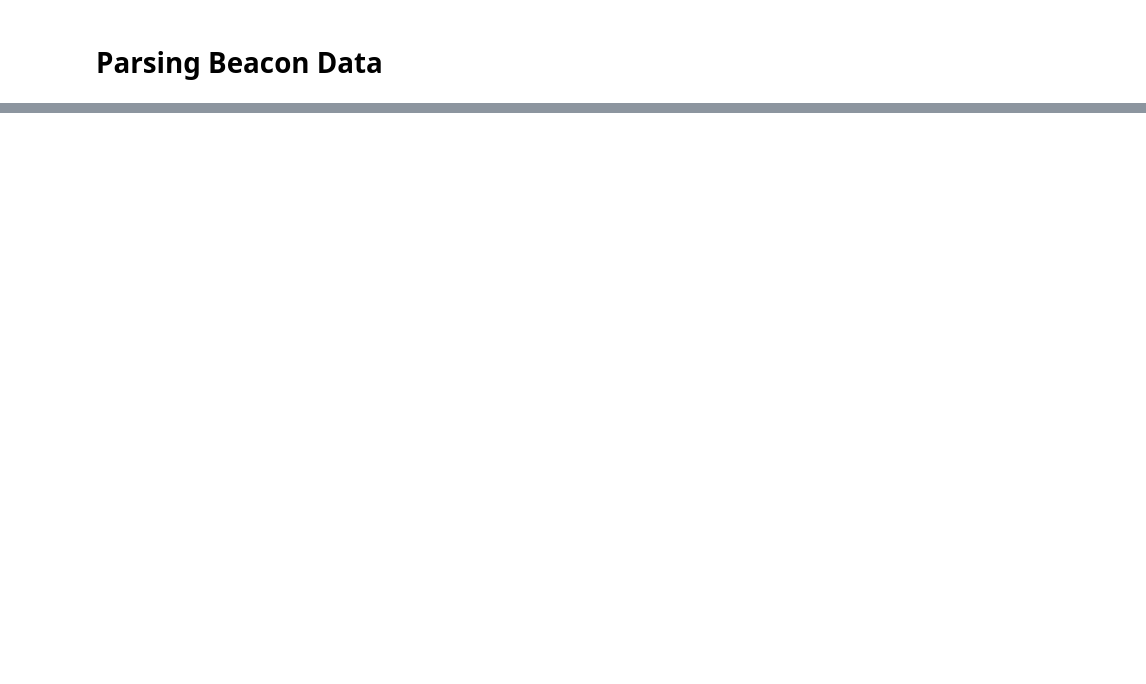
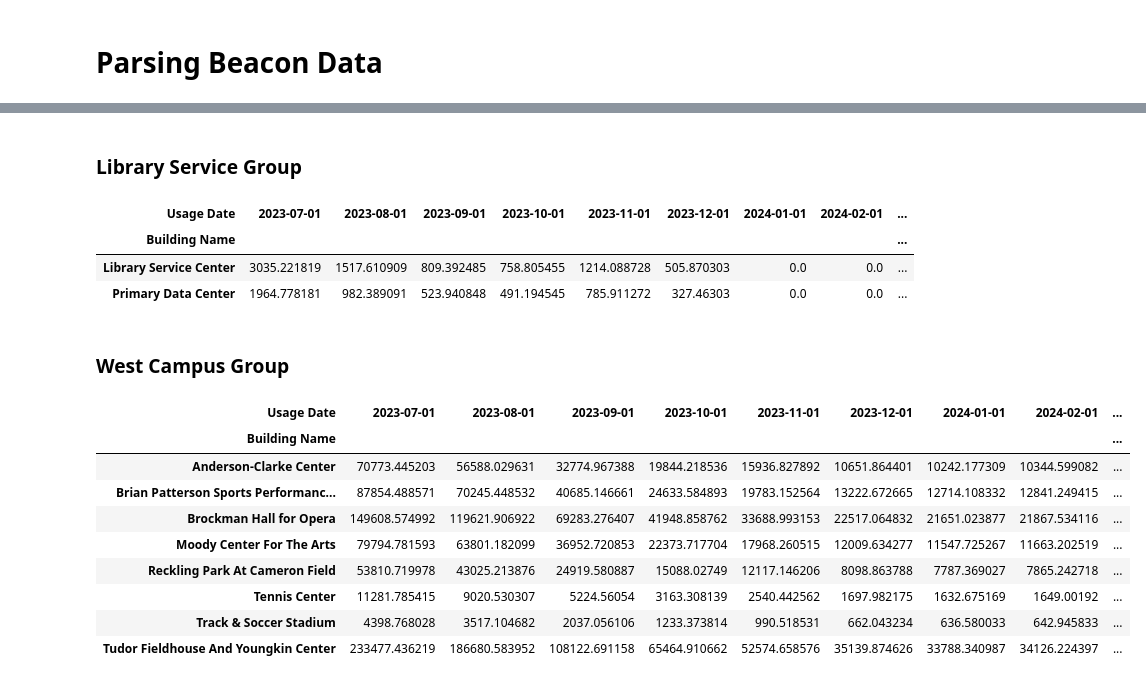
Before and after one commit to AndersonShroeder/oas-water, a Jupyter notebook: water-data.ipynb, the cells around one changed output, grey strips where cells are left out. Saved outputs shown, nothing was run; the diff lists cells and outputs as text; code cells hidden in the pictures; blank space fills up the shorter version.

```diff
--- a/water-data.ipynb
+++ b/water-data.ipynb
@@ -31,6 +50,7 @@ df_coh.head()
 | 4 | Keck Hall -Fire | 4327-2434-5017 | Fire2 | FP5017 | 7/1/2023 | 0.0 | 193.67 |
 # %%
 df_beacon = pd.read_csv('beacon data.csv')
+df_beacon["Location_Name"] = df_beacon["Location_Name"].str.strip()
 df_beacon.head()
 # %% [output]
 |  | Location_Name | Register_Number | Endpoint_SN | Meter_ID | Meter_SN | Read_Time | Service_Point_Timezone | ... |
@@ -219,7 +312,0 @@ BEACON_WEST_CAMPUS_GROUP = [
-# %%
-def parse_beacon_groups():
-    # Exactly the same as coh parse
-
-    # aggregate data for each date -> also aggregate names of those meters combined
-
-    return
@@ -225,0 +396,24 @@ def parse_beacon_groups():
+# %% [markdown]
+<h3>Library Service Group </h3>
+# %%
+portion(library_service_names["Building Name"].str.strip(), library_service_center_agg)
+# %% [output]
+| Usage Date | 2023-07-01 | 2023-08-01 | 2023-09-01 | 2023-10-01 | 2023-11-01 | 2023-12-01 | 2024-01-01 | 2024-02-01 | ... |
+| Building Name |  |  |  |  |  |  |  |  | ... |
+| Library Service Center | 3035.221819 | 1517.610909 | 809.392485 | 758.805455 | 1214.088728 | 505.870303 | 0.0 | 0.0 | ... |
+| Primary Data Center | 1964.778181 | 982.389091 | 523.940848 | 491.194545 | 785.911272 | 327.46303 | 0.0 | 0.0 | ... |
+# %% [markdown]
+<h3>West Campus Group </h3>
+# %%
+portion(west_campus_names["Building Name"].str.strip(), west_campus_group_agg)
+# %% [output]
+| Usage Date | 2023-07-01 | 2023-08-01 | 2023-09-01 | 2023-10-01 | 2023-11-01 | 2023-12-01 | 2024-01-01 | 2024-02-01 | ... |
+| Building Name |  |  |  |  |  |  |  |  | ... |
+| Anderson-Clarke Center | 70773.445203 | 56588.029631 | 32774.967388 | 19844.218536 | 15936.827892 | 10651.864401 | 10242.177309 | 10344.599082 | ... |
+| Brian Patterson Sports Performanc... | 87854.488571 | 70245.448532 | 40685.146661 | 24633.584893 | 19783.152564 | 13222.672665 | 12714.108332 | 12841.249415 | ... |
+| Brockman Hall for Opera | 149608.574992 | 119621.906922 | 69283.276407 | 41948.858762 | 33688.993153 | 22517.064832 | 21651.023877 | 21867.534116 | ... |
+| Moody Center For The Arts | 79794.781593 | 63801.182099 | 36952.720853 | 22373.717704 | 17968.260515 | 12009.634277 | 11547.725267 | 11663.202519 | ... |
+| Reckling Park At Cameron Field | 53810.719978 | 43025.213876 | 24919.580887 | 15088.02749 | 12117.146206 | 8098.863788 | 7787.369027 | 7865.242718 | ... |
+| Tennis Center | 11281.785415 | 9020.530307 | 5224.56054 | 3163.308139 | 2540.442562 | 1697.982175 | 1632.675169 | 1649.00192 | ... |
+| Track & Soccer Stadium | 4398.768028 | 3517.104682 | 2037.056106 | 1233.373814 | 990.518531 | 662.043234 | 636.580033 | 642.945833 | ... |
+| Tudor Fieldhouse And Youngkin Center | 233477.436219 | 186680.583952 | 108122.691158 | 65464.910662 | 52574.658576 | 35139.874626 | 33788.340987 | 34126.224397 | ... |
```
Also changed, not shown: parts of 19 cells of this notebook, 1 other file.
